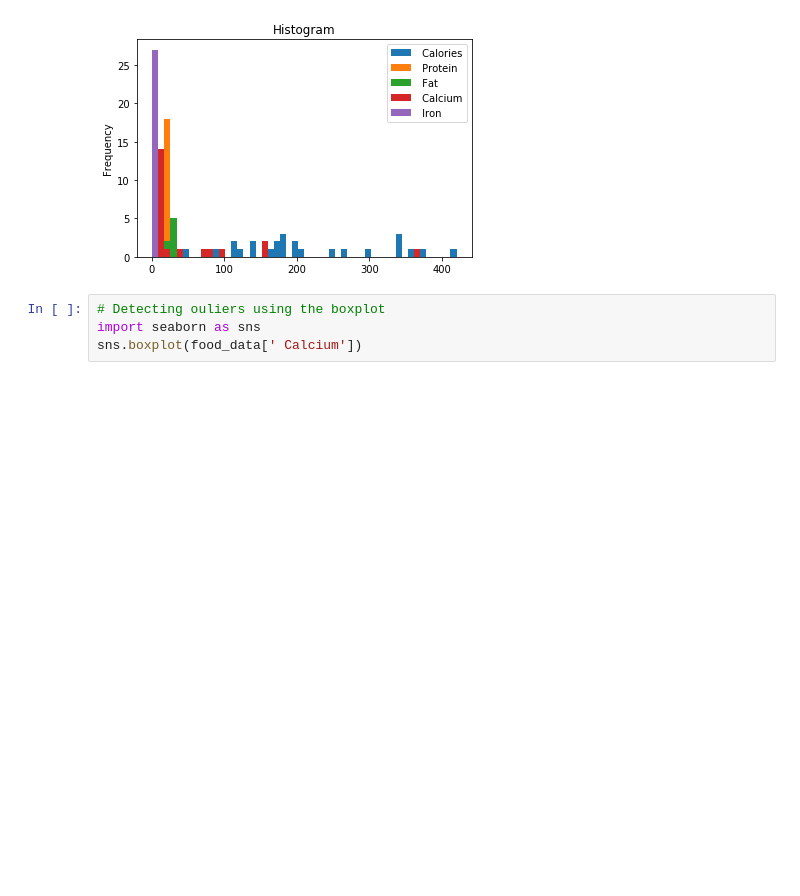
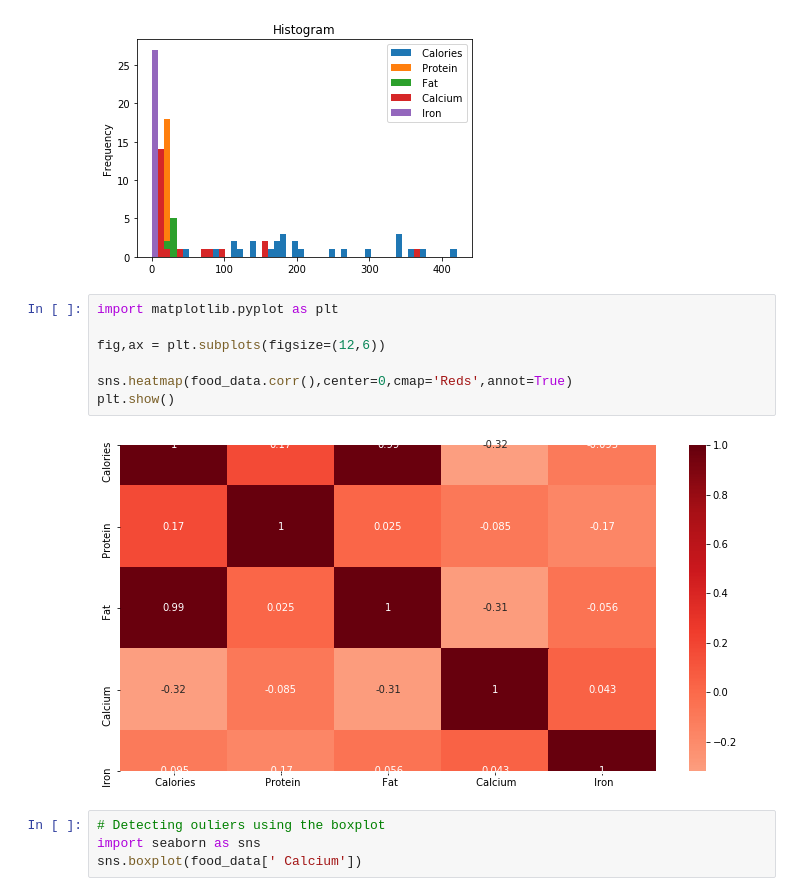
Before and after one commit to Salaton/datamining, a Jupyter notebook: clustering/clustering.ipynb, the cells around one changed output. Drawn from its saved outputs; the diff is of its cells as text; blank space fills up the shorter version.

Commit message:
Tweaking the heatmap

```diff
--- a/clustering/clustering.ipynb
+++ b/clustering/clustering.ipynb
@@ -42,6 +52,15 @@ food_data.plot.hist(bins=50, title='Histogram')
 # %% [output]
 <matplotlib.axes._subplots.AxesSubplot at 0x...>
 [figure]
+# %%
+import matplotlib.pyplot as plt
+
+fig,ax = plt.subplots(figsize=(12,6))
+
+sns.heatmap(food_data.corr(),center=0,cmap='Reds',annot=True)
+plt.show()
+# %% [output]
+[figure, added]
 # %%
 # Detecting ouliers using the boxplot
 import seaborn as sns
```
Also changed, not shown: parts of 2 cells of this notebook, 1 other file.
